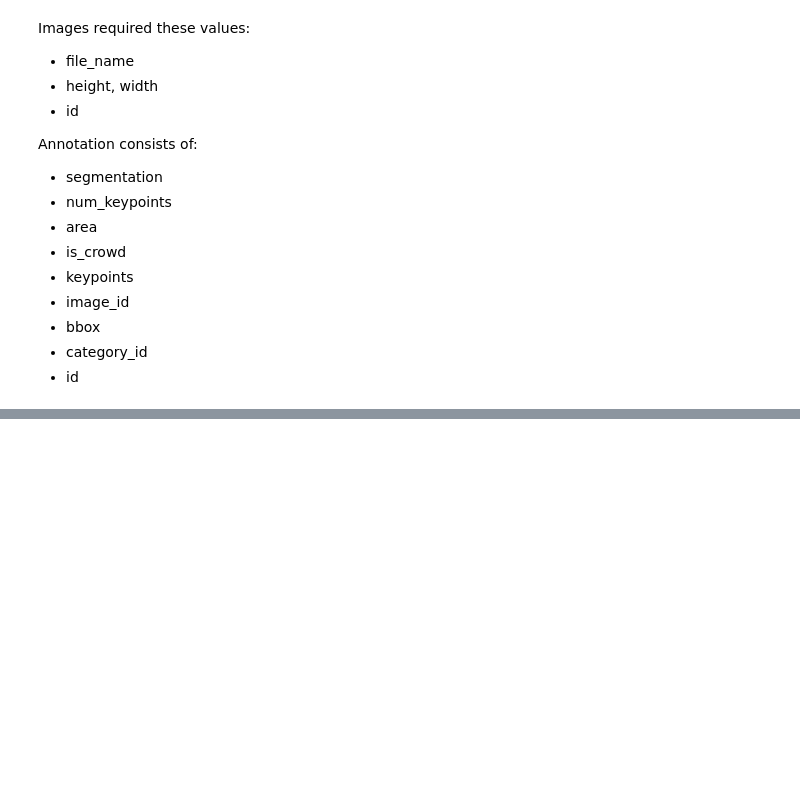
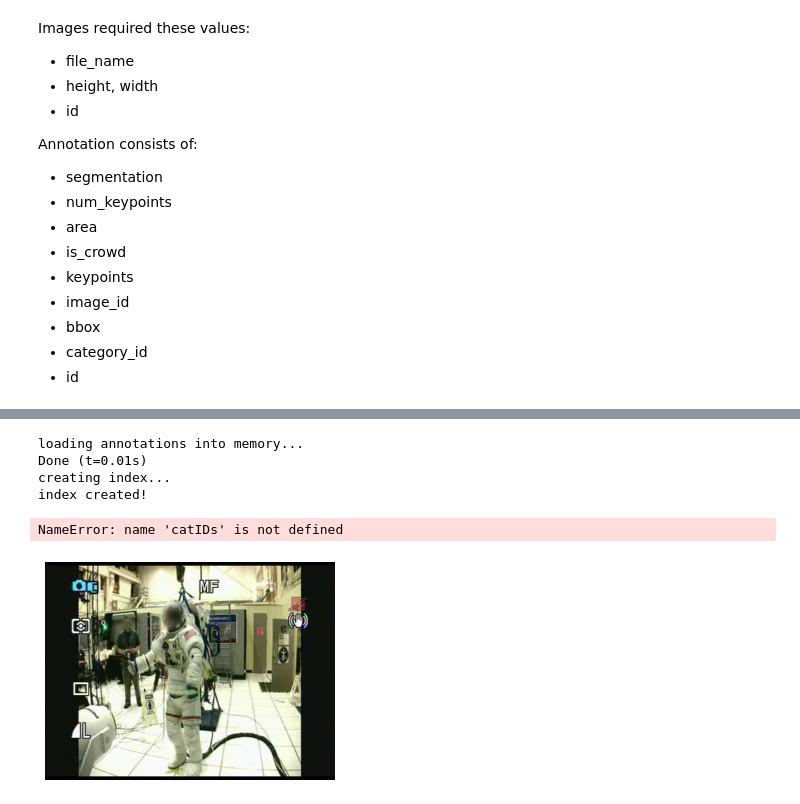
Before and after one commit to rasyidstat/spacesuit, a Jupyter notebook: notebook/00_starter.ipynb, the cells around one changed output, grey strips where cells are left out. Saved outputs shown, nothing was run; the diff lists cells and outputs as text; code cells hidden in the pictures; blank space fills up the shorter version.

Commit message:
Successfully visualize COCO data

```diff
--- a/notebook/00_starter.ipynb
+++ b/notebook/00_starter.ipynb
@@ -237,0 +250,24 @@ with open("data/annotation_2d.json", "w") as f:
+# %%
+coco = COCO("data/annotation_2d.json")
+# %% [output]
+loading annotations into memory...
+Done (t=0.01s)
+creating index...
+index created!
+# %%
+catIds = coco.getCatIds()
+cats = coco.loadCats(catIDs)
+imgIds = coco.getImgIds(catIds=catIds)
+# %% [output]
+NameError: name 'catIDs' is not defined
+# %%
+np.random.seed(1000)
+img = coco.loadImgs(imgIds[np.random.randint(0,len(imgIds))])[0]
+# %%
+I = io.imread("data/raw/train/images/" + img["file_name"])/255.0
+
+plt.axis('off')
+plt.imshow(I)
+plt.show()
+# %% [output]
+[figure, added]
```
Also changed, not shown: parts of 4 cells of this notebook, 1 other file.
